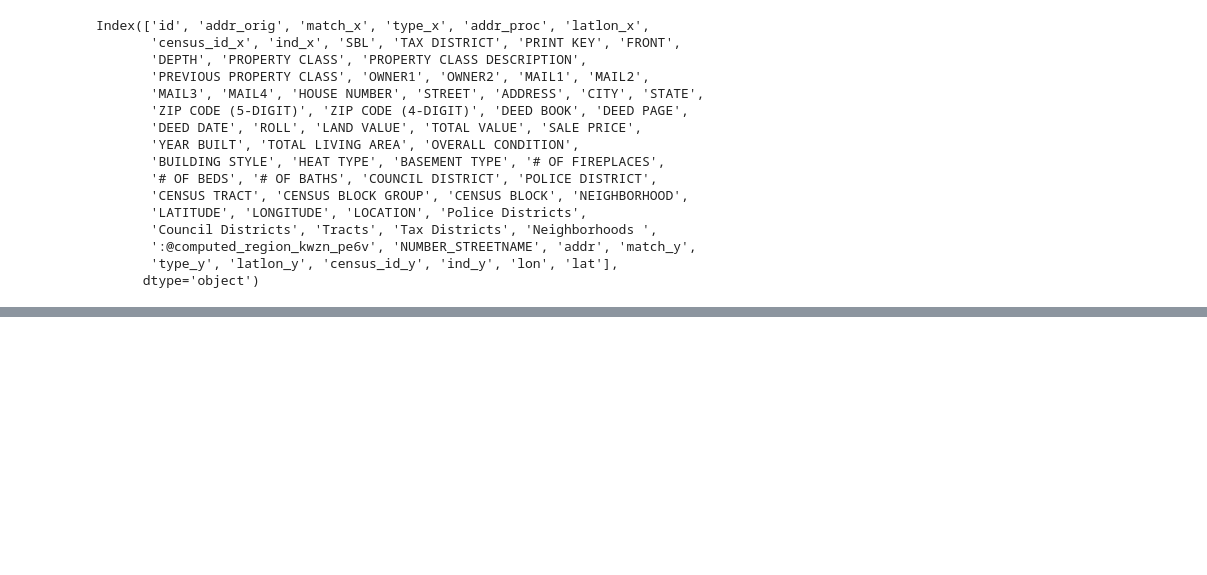
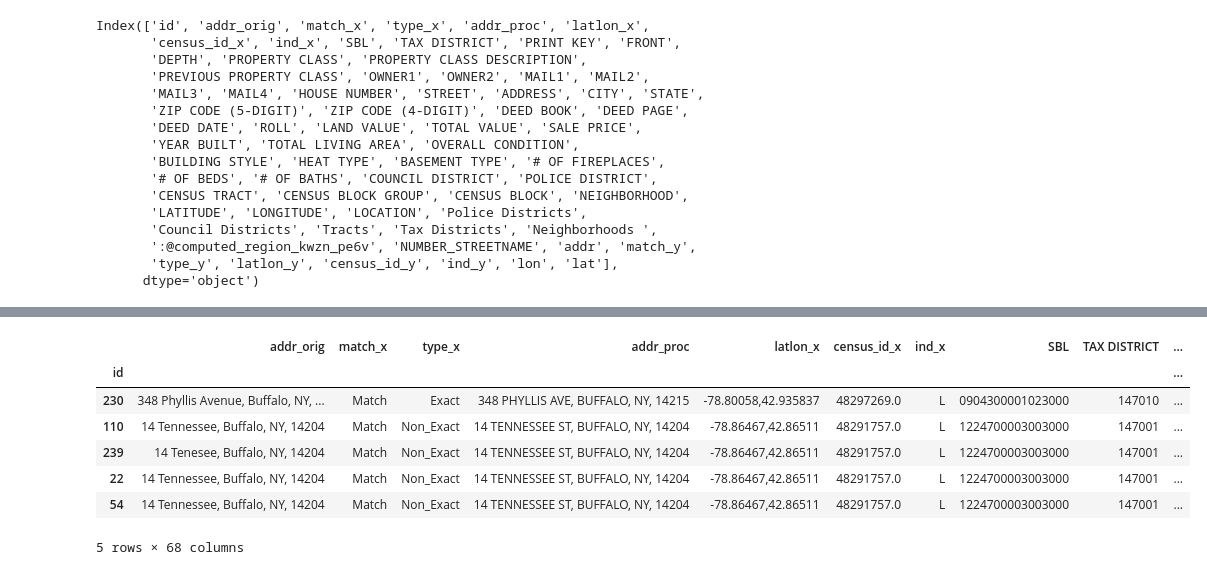
Before and after one commit to nshea3/pbfreebflo-ml, a Jupyter notebook: buffalo_data_process.ipynb, the cells around one changed output, grey strips where cells are left out. Drawn from its saved outputs; the diff is of its cells as text; code cells hidden in the pictures; blank space fills up the shorter version.

```diff
--- a/buffalo_data_process.ipynb
+++ b/buffalo_data_process.ipynb
@@ -321,7 +319,7 @@ Index(['SBL', 'TAX DISTRICT', 'PRINT KEY', 'FRONT', 'DEPTH', 'PROPERTY CLASS',
        'type', 'addr_proc', 'latlon', 'census_id', 'ind', 'lon', 'lat'],
       dtype='object')
 # %%
-lead_bflo_coded = lead_bflo.merge(assessment_data_coded, on='addr_proc', how='inner')
+lead_bflo_coded = lead_bflo_addr.merge(assessment_data_coded, on='addr_proc', how='inner')
 # %%
 #lead_bflo_coded.dropna(inplace=True)
 lead_bflo_coded.shape
@@ -357,0 +364,13 @@ lead_bflo_coded['lon'], lead_bflo_coded['lat'] = lat_lon[0].astype(float), lat_l
+# %%
+lead_bflo_coded.id = lead_bflo_coded.id.astype(int)
+lead_bflo_coded.set_index('id', inplace=True)
+lead_bflo_coded.head()
+# %% [output]
+|  | addr_orig | match_x | type_x | addr_proc | latlon_x | census_id_x | ind_x | SBL | TAX DISTRICT | ... |
+| id |  |  |  |  |  |  |  |  |  | ... |
+| 230 | 348 Phyllis Avenue, Buffalo, NY, ... | Match | Exact | 348 PHYLLIS AVE, BUFFALO, NY, 14215 | -78.80058,42.935837 | 48297269.0 | L | 0904300001023000 | 147010 | ... |
+| 110 | 14 Tennessee, Buffalo, NY, 14204 | Match | Non_Exact | 14 TENNESSEE ST, BUFFALO, NY, 14204 | -78.86467,42.86511 | 48291757.0 | L | 1224700003003000 | 147001 | ... |
+| 239 | 14 Tenesee, Buffalo, NY, 14204 | Match | Non_Exact | 14 TENNESSEE ST, BUFFALO, NY, 14204 | -78.86467,42.86511 | 48291757.0 | L | 1224700003003000 | 147001 | ... |
+| 22 | 14 Tennessee, Buffalo, NY, 14204 | Match | Non_Exact | 14 TENNESSEE ST, BUFFALO, NY, 14204 | -78.86467,42.86511 | 48291757.0 | L | 1224700003003000 | 147001 | ... |
+| 54 | 14 Tennessee, Buffalo, NY, 14204 | Match | Non_Exact | 14 TENNESSEE ST, BUFFALO, NY, 14204 | -78.86467,42.86511 | 48291757.0 | L | 1224700003003000 | 147001 | ... |
+5 rows × 68 columns
```
Also changed, not shown: parts of 37 cells of this notebook.
